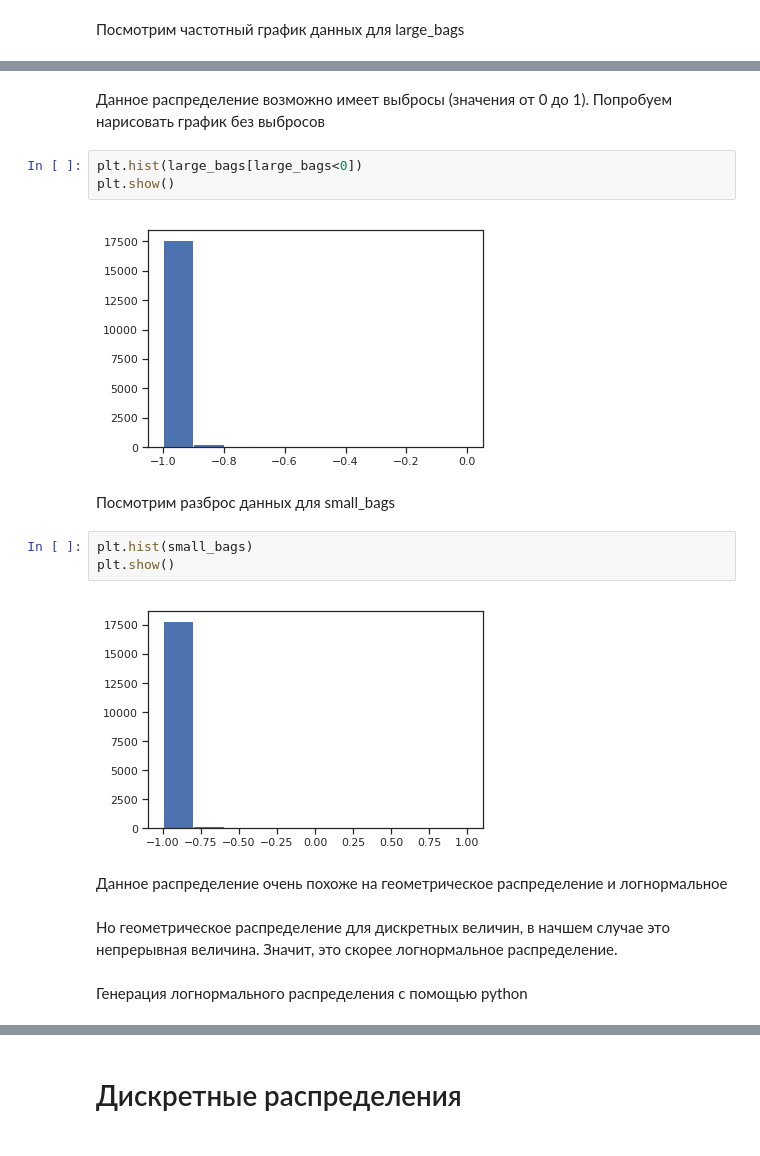
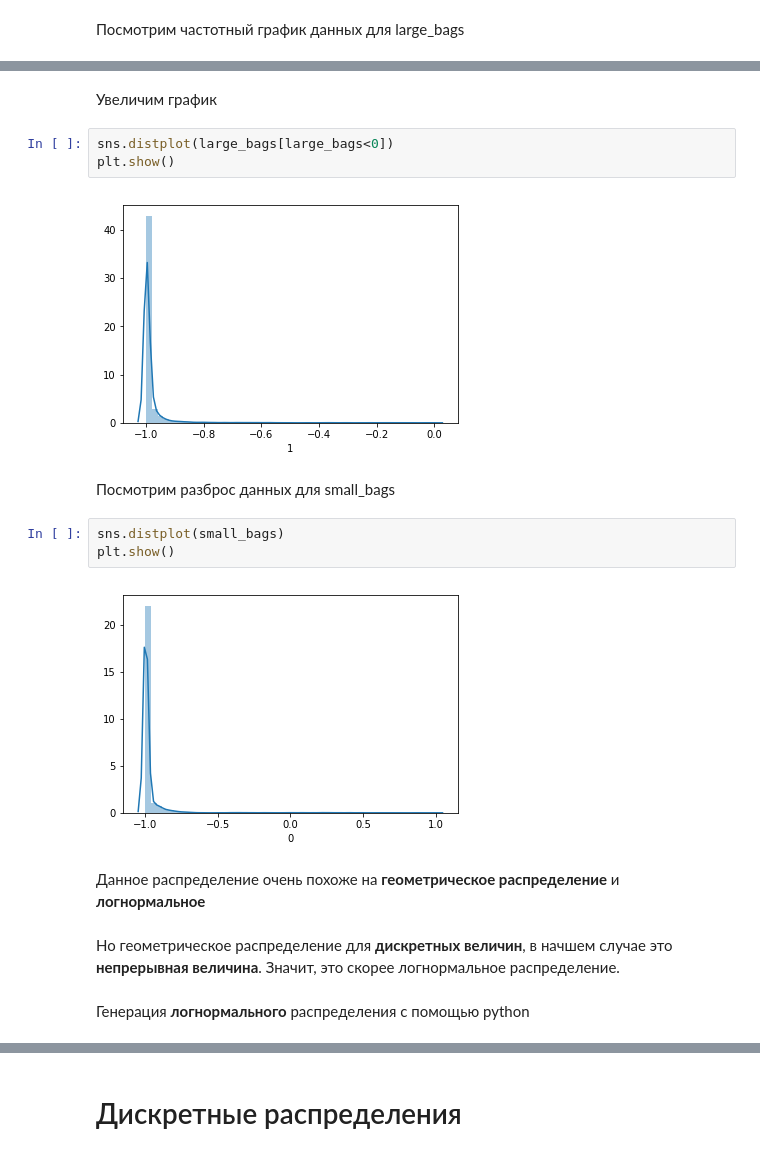
Before and after one commit to SIzrantsev/netology_statistics, a Jupyter notebook: lecture_2.ipynb, the cells around one changed output, grey strips where cells are left out. Saved outputs shown, nothing was run; the diff lists cells and outputs as text.

```diff
--- a/lecture_2.ipynb
+++ b/lecture_2.ipynb
@@ -477,23 +503,23 @@ plt.show()
-# %% [markdown]
-Данное распределение возможно имеет выбросы (значения от 0 до 1). Попробуем нарисовать график без выбросов
+# %% [markdown]
+Увеличим график
 # %%
-plt.hist(large_bags[large_bags<0])
+sns.distplot(large_bags[large_bags<0])
 plt.show()
 # %% [output]
-[figure, old version]
+[figure, new version]
 # %% [markdown]
 Посмотрим разброс данных для small_bags
 # %%
-plt.hist(small_bags)
+sns.distplot(small_bags)
 plt.show()
 # %% [output]
-[figure, old version]
+[figure, new version]
 # %% [markdown]
-Данное распределение очень похоже на геометрическое распределение и логнормальное
+Данное распределение очень похоже на **геометрическое распределение** и **логнормальное**
 # %% [markdown]
-Но геометрическое распределение для дискретных величин, в начшем случае это непрерывная величина. Значит, это скорее логнормальное распределение.
+Но геометрическое распределение для **дискретных величин**, в начшем случае это **непрерывная величина**. Значит, это скорее логнормальное распределение.
 # %% [markdown]
-Генерация логнормального распределения с помощью python
+Генерация **логнормального** распределения с помощью python
 # %%
 mu, sigma = 3., 1. # среднее значение и отклонение
 s = np.random.lognormal(mu, sigma, 1000)
```
Also changed, not shown: parts of 34 cells of this notebook.
